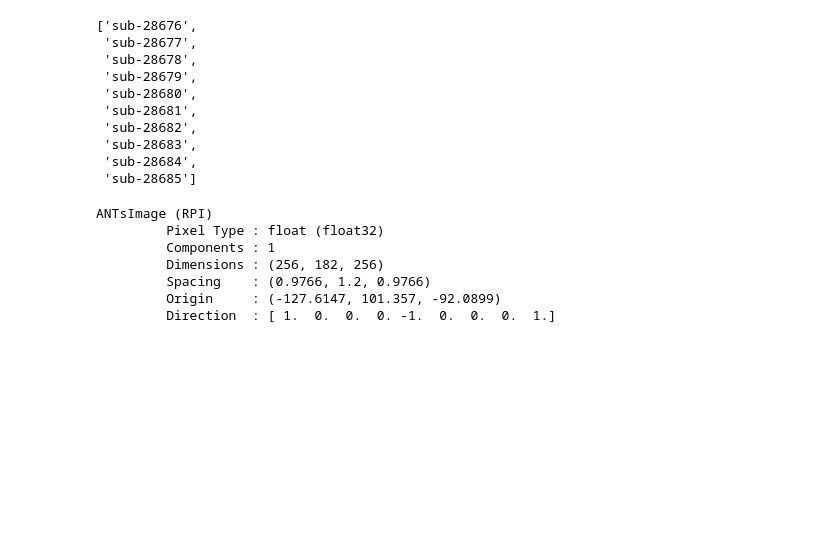
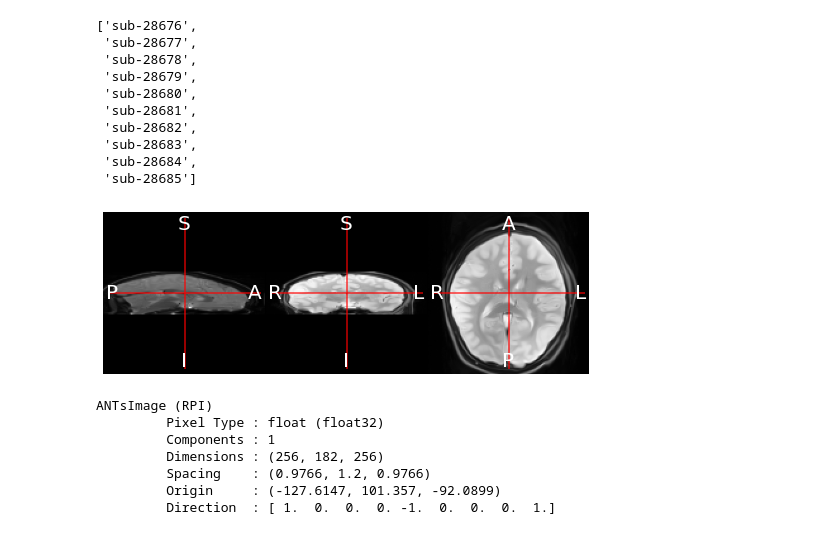
Before and after one commit to Aglinskas/BC-ORG-Data, a Jupyter notebook: Code/tut-neuroimaging-basic-IO.ipynb, the cells around one changed output. Saved outputs shown, nothing was run; the diff lists cells and outputs as text; code cells hidden in the pictures; blank space fills up the shorter version.

```diff
--- a/Code/tut-neuroimaging-basic-IO.ipynb
+++ b/Code/tut-neuroimaging-basic-IO.ipynb
@@ -29,3 +33,7 @@ subs[0:10]
+# %%
+T1.plot_ortho(flat=True)
+# %% [output]
+[figure, added]
 # %%
 anat_fn = '../../data/ABIDE2/Outputs/denoise/denoise/sub-29660/ses-1/anat/sub-29660_ses-1_run-1_T1w_denoised.nii.gz'
 T1 = ants.image_read(anat_fn)
```
Also changed, not shown: parts of 4 cells of this notebook.
